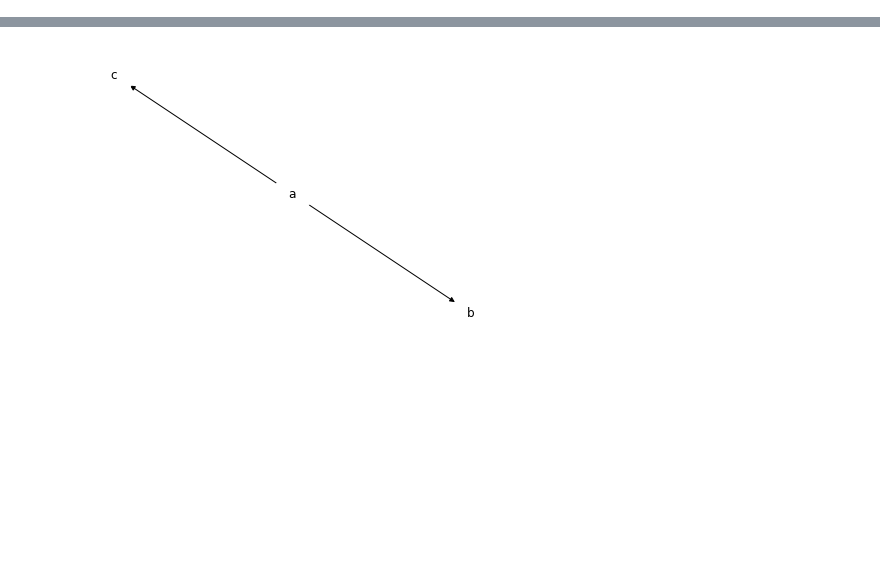
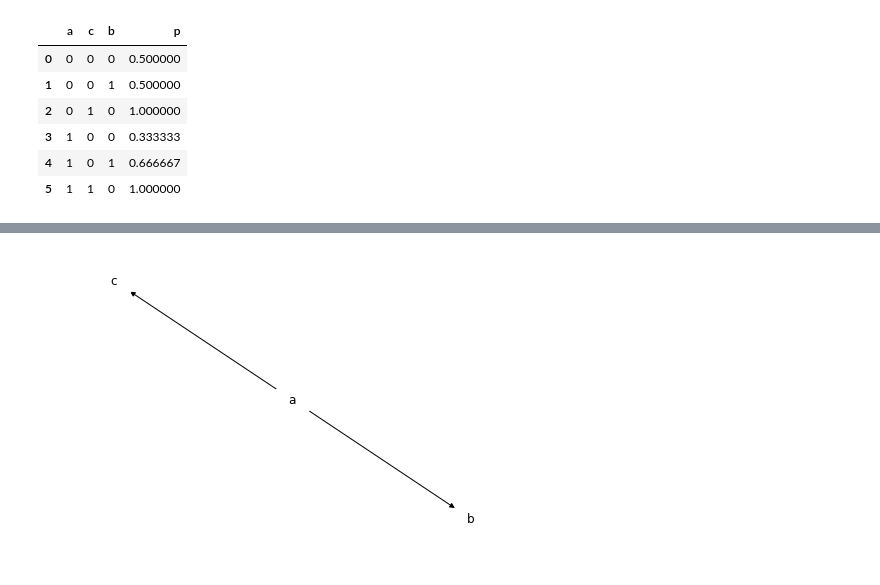
Before and after one commit to koaning/brent, a Jupyter notebook: notebooks/manual-testing.ipynb, the cells around one changed output, grey strips where cells are left out. Drawn from its saved outputs; the diff is of its cells as text; code cells hidden in the pictures; blank space fills up the shorter version.

```diff
--- a/notebooks/manual-testing.ipynb
+++ b/notebooks/manual-testing.ipynb
@@ -14,5 +19,0 @@ dag = DAG(df).add_edge("a", "b").add_edge("b", "c").add_edge("a", "c")
-# %%
-df = pd.DataFrame({"a": [1, 1, 1, 1, 0, 0, 0],
-                   "b": [0, 1, 0, 1, 0, 0, 1],
-                   "c": [0, 0, 1, 0, 0, 1, 0]})
-dag = DAG(df).add_edge("a", "b").add_edge("c", "b").add_edge("a", "c")
@@ -46,0 +61,15 @@ def merge_probs(frame1, frame2, col):
+# %%
+nodes_done = []
+starting_node = list(dag.graph.nodes())[0]
+all_probs = dag.calc_node_table(starting_node)
+nodes_done.append(starting_node)
+while set(nodes_done) != set(dag.graph.nodes()):
+    for n in nodes_done:
+        for c in dag.connections(n):
+            if c in nodes_done:
+                break
+            node_prob = dag.calc_node_table(c)
+            parents = dag.connections(c)
+            all_probs = merge_probs(all_probs, node_prob, parents=parents)
+            nodes_done.append(c)
+print(all_probs)
@@ -46,0 +92,24 @@ def merge_probs(frame1, frame2, col):
+# %%
+def _calc_probs(dataf, groups):
+    return (dataf
+            .assign(n=1)
+            .groupby(groups)
+            .count()['n']
+            .reset_index()
+            .assign(p=lambda d: d.n / d.n.sum()))
+
+graph = dag.graph.copy()
+prob_container = {c: _calc_probs(dag._df, c) for c in dag._df.columns}
+while len(prob_container.keys()) > 1:
+    next_node = (dag.no_parent_nodes(graph) + dag.leaf_nodes(graph))[0]
+    parents = list(graph.predecessors(next_node))
+    print(f"\npicked node: '{next_node}' with parents: {parents}")
+    for child in list(graph.successors(next_node)) + list(graph.predecessors(next_node)):
+            print(f"child: {child}, groups: {[next_node] + parents}")
+        prob_container[child] = _calc_probs(dag._df, [next_node] + parents)
+        print(prob_container[child])
+    del prob_container[next_node]
+    print(new_probs)
+    prob_df = prob_df.merge(new_probs)
+    print(prob_df)
+    graph.remove_node(next_node)
@@ -47,22 +134,31 @@ def merge_probs(frame1, frame2, col):
 # %%
 nodes_done = set()
 distributions = {}
 nodes_to_do = set(dag._priors.keys())
 prior_copy = dag._priors.copy()
 while nodes_done != set(dag.graph.nodes):
     current_root_nodes = get_root_nodes(dag, nodes_done)
     for node in current_root_nodes:
         parents = list(dag.graph.predecessors(node))
         prob_df = (df
                    .assign(n=1)
                    .groupby(parents + [node])
                    .count()['n']
                    .reset_index()
                    .assign(p=lambda d: d.n/d.n.sum()))
         if len(parents) != 0:
             prob_df = prob_df.pipe(_group_probs, parents=parents)
         else:
             prob_df = prob_df.drop(columns=["n"])
         distributions[node] = prob_df
         nodes_done.add(node)
+prob_df
+# %% [output]
+|  | a | c | b | p |
+| 0 | 0 | 0 | 0 | 0.500000 |
+| 1 | 0 | 0 | 1 | 0.500000 |
+| 2 | 0 | 1 | 0 | 1.000000 |
+| 3 | 1 | 0 | 0 | 0.333333 |
+| 4 | 1 | 0 | 1 | 0.666667 |
+| 5 | 1 | 1 | 0 | 1.000000 |
 # %%
```
Also changed, not shown: parts of 14 cells of this notebook, 10 other files.
